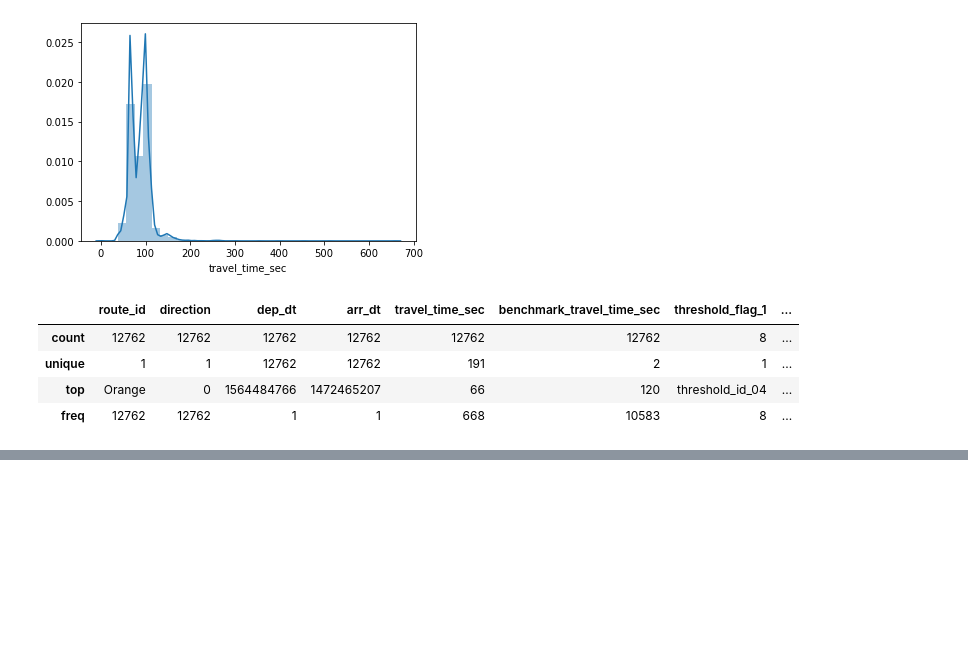
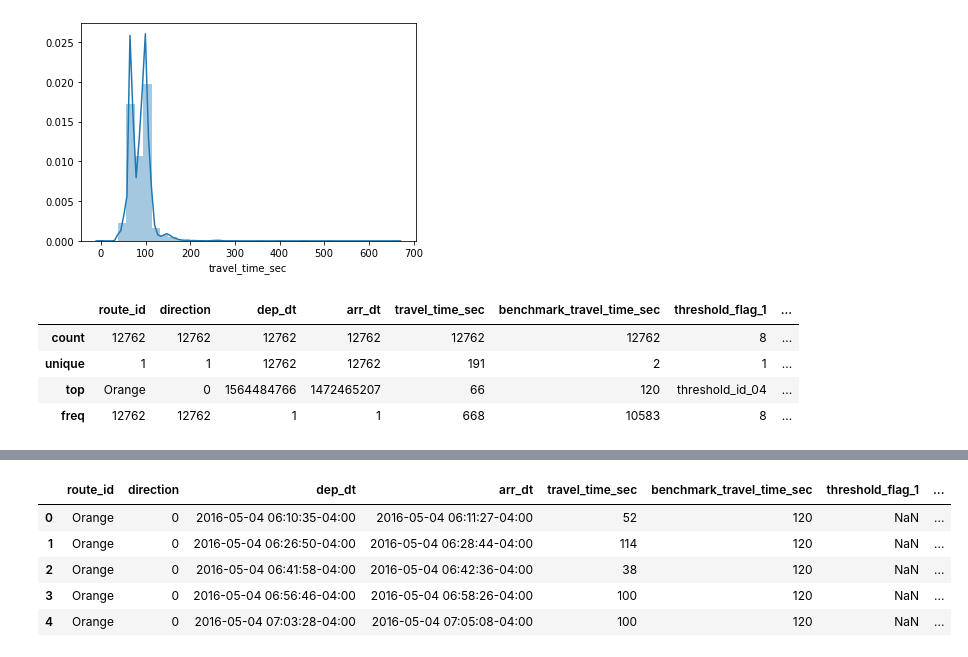
Before and after one commit to Clee2691/DS_Projects, a Jupyter notebook: DSProjects/MBTA/mbta.ipynb, the cells around one changed output, grey strips where cells are left out. Saved outputs shown, nothing was run; the diff lists cells and outputs as text; code cells hidden in the pictures; blank space fills up the shorter version.

```diff
--- a/DSProjects/MBTA/mbta.ipynb
+++ b/DSProjects/MBTA/mbta.ipynb
@@ -148,0 +174,17 @@ memory usage: 1.2+ MB
+# %%
+def convert_to_dt(df, col):
+    for item in col:
+        df[item] = pd.to_datetime(df[item].astype('float'), unit='s').dt.tz_localize('UTC').dt.tz_convert('US/Eastern')
+
+    return df
+# %%
+df_travel = convert_to_dt(df_travel, ['dep_dt', 'arr_dt'])
+# %%
+df_travel.head()
+# %% [output]
+|  | route_id | direction | dep_dt | arr_dt | travel_time_sec | benchmark_travel_time_sec | threshold_flag_1 | ... |
+| 0 | Orange | 0 | 2016-05-04 06:10:35-04:00 | 2016-05-04 06:11:27-04:00 | 52 | 120 | NaN | ... |
+| 1 | Orange | 0 | 2016-05-04 06:26:50-04:00 | 2016-05-04 06:28:44-04:00 | 114 | 120 | NaN | ... |
+| 2 | Orange | 0 | 2016-05-04 06:41:58-04:00 | 2016-05-04 06:42:36-04:00 | 38 | 120 | NaN | ... |
+| 3 | Orange | 0 | 2016-05-04 06:56:46-04:00 | 2016-05-04 06:58:26-04:00 | 100 | 120 | NaN | ... |
+| 4 | Orange | 0 | 2016-05-04 07:03:28-04:00 | 2016-05-04 07:05:08-04:00 | 100 | 120 | NaN | ... |
```
Also changed, not shown: parts of 9 cells of this notebook.
